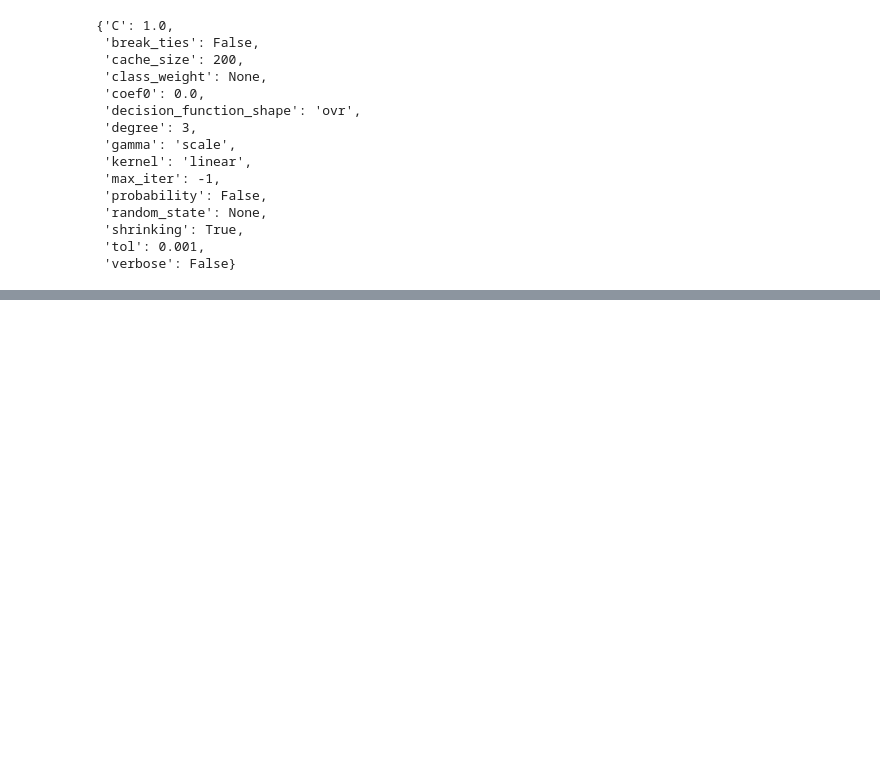
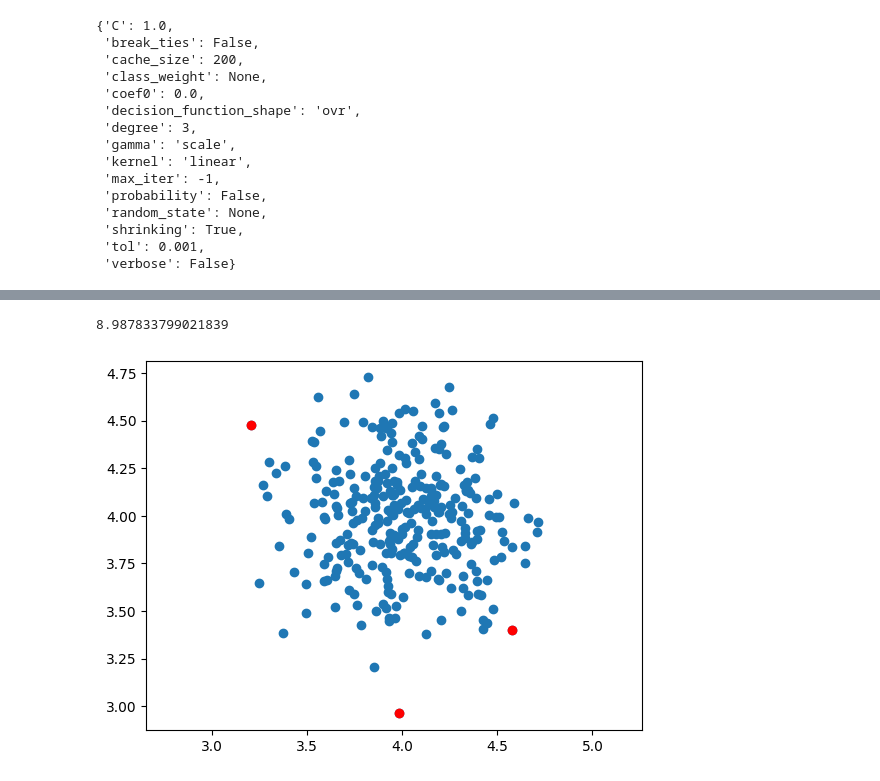
Before and after one commit to marekcrn/MLF, a Jupyter notebook: Lab3/lab3.ipynb, the cells around one changed output, grey strips where cells are left out. Saved outputs shown, nothing was run; the diff lists cells and outputs as text; code cells hidden in the pictures; blank space fills up the shorter version.

```diff
--- a/Lab3/lab3.ipynb
+++ b/Lab3/lab3.ipynb
@@ -88,0 +142,15 @@ plt.show(plot)
+# %%
+scores = SVMmodelOne.score_samples(x)
+
+thresh = quantile(scores, 0.01)
+print(thresh)
+index = where(scores<=thresh)
+values = x[index]
+
+plt.scatter(x[:,0], x[:,1])
+plt.scatter(values[:,0], values[:,1], color='red')
+plt.axis('equal')
+plt.show()
+# %% [output]
+8.987833799021839
+[figure, added]
```
Also changed, not shown: parts of 5 cells of this notebook.
